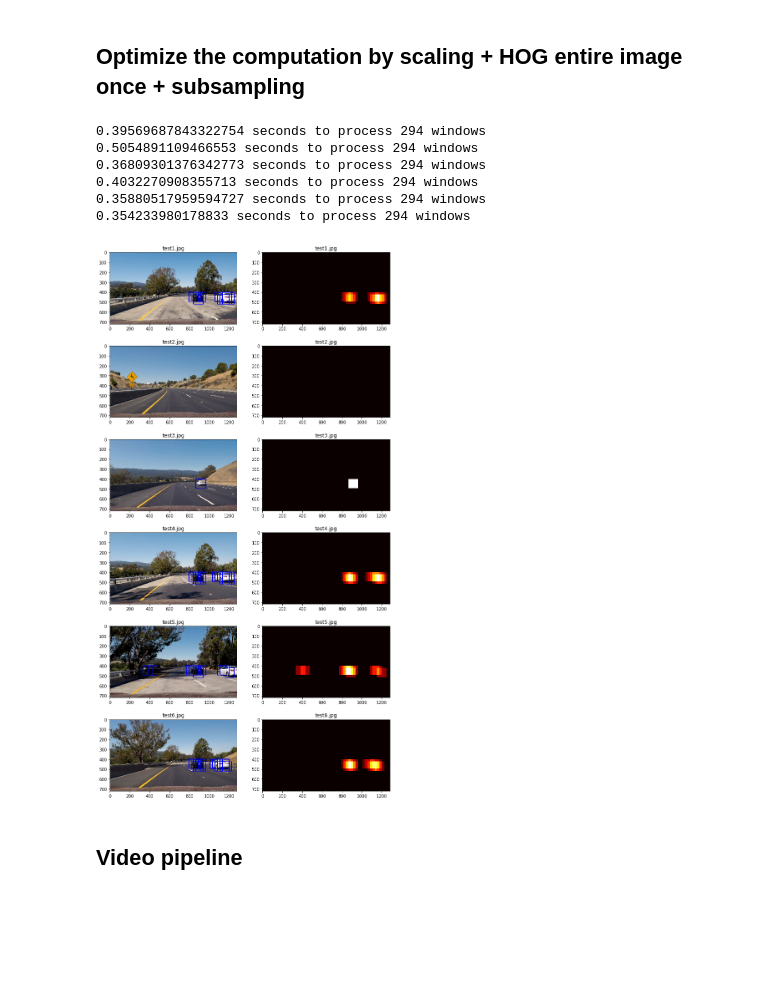
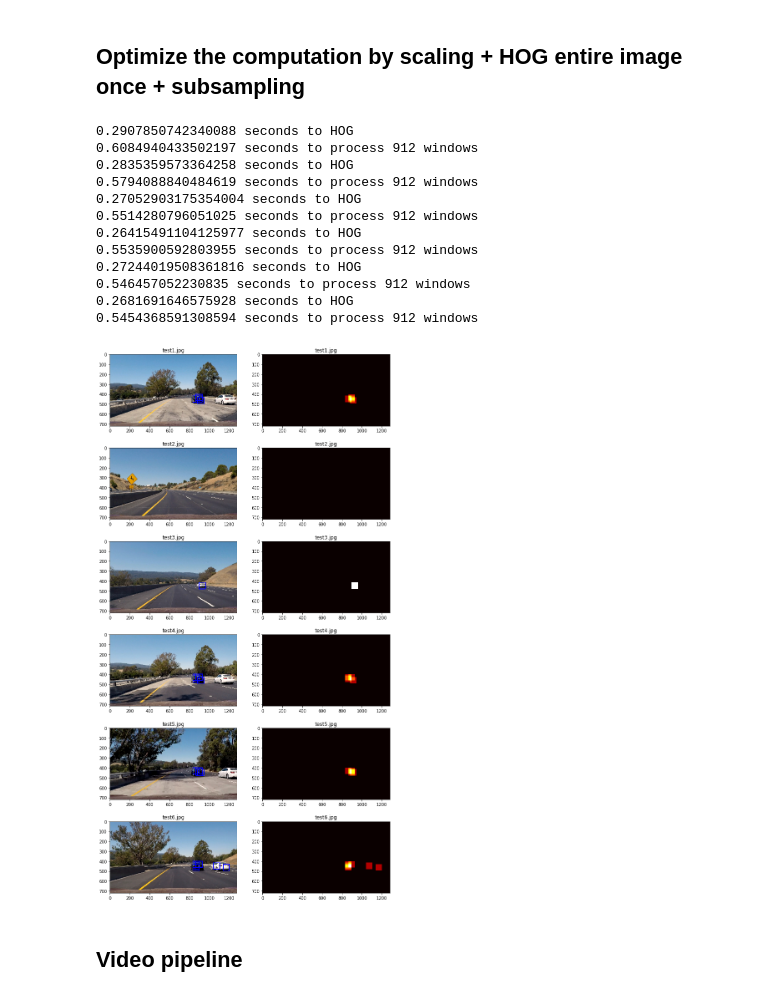
Before and after one commit to jasonz88/CarND-Vehicle-Detection, a Jupyter notebook: Vehicle-Detection.ipynb, the cells around one changed output. Drawn from its saved outputs; the diff is of its cells as text; code cells hidden in the pictures; blank space fills up the shorter version.

```diff
--- a/Vehicle-Detection.ipynb
+++ b/Vehicle-Detection.ipynb
@@ -292,9 +292,9 @@ def search_windows(img, windows, clf, scaler, color_space='RGB',
         #5) Scale extracted features to be fed to classifier
         test_features = scaler.transform(np.array(features).reshape(1, -1))
         #6) Predict using your classifier
-        prediction = clf.predict(test_features)
+        prediction = clf.decision_function(test_features)
         #7) If positive (prediction == 1) then save the window
-        if prediction == 1:
+        if prediction > 0.5:
             on_windows.append(window)
     #8) Return windows for positive detections
     return on_windows
@@ -535,7 +540,10 @@ For these 10 labels:  [ 0.  0.  0.  0.  0.  0.  1.  0.  1.  1.]
 # %% [markdown]
 ## Test the classifier on test images, tweak parameters to optimize car detection
 # %%
+import pickle
 searchpath = 'test_images/*'
+svc = pickle.load(open('svc.pkl', 'rb'))
+X_scaler = pickle.load(open('xscaler.pkl', 'rb'))
 example_images = glob.glob(searchpath)
 images = []
 titles = []
@@ -606,7 +634,8 @@ out_boxes = []
 
 ystart = 400
 ystop = 656
-scale = 1.5
+scale = 1.0
+hogd = None
 
 for img_src in example_images:
     img_boxes = []
@@ -627,8 +656,8 @@ for img_src in example_images:
     ch2 = ctrans_tosearch[:,:,1]
     ch3 = ctrans_tosearch[:,:,2]
 
-    nxblocks = (ch1.shape[1] // pix_per_cell) - 1 # cells per block: 2
-    nyblocks = (ch1.shape[0] // pix_per_cell) - 1
+    nxblocks = (ctrans_tosearch.shape[1] // pix_per_cell) - 1 # cells per block: 2
+    nyblocks = (ctrans_tosearch.shape[0] // pix_per_cell) - 1
     nfeat_per_block = orient * cell_per_block ** 2
     window = 64
     nblocks_per_window = (window // pix_per_cell) - 1
@@ -643,12 +672,28 @@ for img_src in example_images:
     hog1 = get_hog_features(ch1, orient, pix_per_cell, cell_per_block, feature_vec = False)
     hog2 = get_hog_features(ch2, orient, pix_per_cell, cell_per_block, feature_vec = False)
     hog3 = get_hog_features(ch3, orient, pix_per_cell, cell_per_block, feature_vec = False)
+#     hog1 = hogd.compute(ch1)[:,0]
+#     hog2 = hogd.compute(ch2)[:,0]
+#     hog3 = hogd.compute(ch3)[:,0]
+
+    print(time.time() - t, 'seconds to HOG')
+    t = time.time()
+
+
+
     for xb in range(nxsteps):
         for yb in range(nysteps):
-            count += 1
             ypos = yb * cells_per_step
             xpos = xb * cells_per_step
             # extract HOG for this patch
+#             ctrans_tosearch_hog = ctrans_tosearch[ypos : ypos + nblocks_per_window, xpos : xpos + nblocks_per_window]
+#             cvbuc3image = (ctrans_tosearch_hog*255).astype(np.uint8)
+#             if hogd is None:
+#                 hogd = init_hog(ctrans_tosearch_hog.shape, orient, pix_per_cell, cell_per_block, True)
+#             hog_features = hogd.compute(cvbuc3image)[:,0]
+
+
+
             hog_feat1 = hog1[ypos : ypos + nblocks_per_window, xpos : xpos + nblocks_per_window].ravel()
             hog_feat2 = hog2[ypos : ypos + nblocks_per_window, xpos : xpos + nblocks_per_window].ravel()
             hog_feat3 = hog3[ypos : ypos + nblocks_per_window, xpos : xpos + nblocks_per_window].ravel()
@@ -659,42 +704,48 @@ for img_src in example_images:
 
             # extract the image patch
             subimg = cv2.resize(ctrans_tosearch[ytop : ytop + window, xleft : xleft + window], (window,window))
 
             # color feastures
             spatial_features = bin_spatial(subimg, size=spatial_size)
             hist_features = color_hist(subimg, nbins=hist_bins)
 
             # scale features and predict
             test_features = X_scaler.transform(np.hstack((spatial_features, hist_features, hog_features)).reshape(1, -1))
-            test_prediction = svc.predict(test_features)
+            test_prediction = svc.decision_function(test_features)
 
-            if test_prediction == 1:
+            if test_prediction > 0.5:
                 xbox_left = np.int(xleft * scale)
                 ytop_draw = np.int(ytop * scale)
                 win_draw = np.int(window * scale)
                 cv2.rectangle(draw_img, (xbox_left, ytop_draw + ystart), (xbox_left + win_draw, ytop_draw + win_draw + ystart),
                               (0,0,255), 6)
                 img_boxes.append(((xbox_left, ytop_draw + ystart), (xbox_left + win_draw, ytop_draw + win_draw + ystart)))
                 heatmap[ytop_draw + ystart : ytop_draw + ystart + win_draw, xbox_left : xbox_left + win_draw] += 1
 
     print(time.time() - t, 'seconds to process', nxsteps * nysteps, 'windows')
     out_images.append(draw_img)
     out_titles.append(img_src[-9:])
     out_images.append(heatmap)
     out_titles.append(img_src[-9:])
     out_maps.append(heatmap)
     out_boxes.append(img_boxes)
 
 fig = plt.figure(figsize=(12,24))
 visualize(fig, 6, 2, out_images, out_titles)
 # %% [output]
-0.39569687843322754 seconds to process 294 windows
-0.5054891109466553 seconds to process 294 windows
-0.36809301376342773 seconds to process 294 windows
-0.4032270908355713 seconds to process 294 windows
-0.35880517959594727 seconds to process 294 windows
-0.354233980178833 seconds to process 294 windows
+0.2907850742340088 seconds to HOG
+0.6084940433502197 seconds to process 912 windows
+0.2835359573364258 seconds to HOG
+0.5794088840484619 seconds to process 912 windows
+0.27052903175354004 seconds to HOG
+0.5514280796051025 seconds to process 912 windows
+0.26415491104125977 seconds to HOG
+0.5535900592803955 seconds to process 912 windows
+0.27244019508361816 seconds to HOG
+0.546457052230835 seconds to process 912 windows
+0.2681691646575928 seconds to HOG
+0.5454368591308594 seconds to process 912 windows
-[figure, old version]
+[figure, new version]
 # %% [markdown]
 ## Video pipeline
 # %%
```
Also changed, not shown: parts of 14 cells of this notebook, 6 other files.
